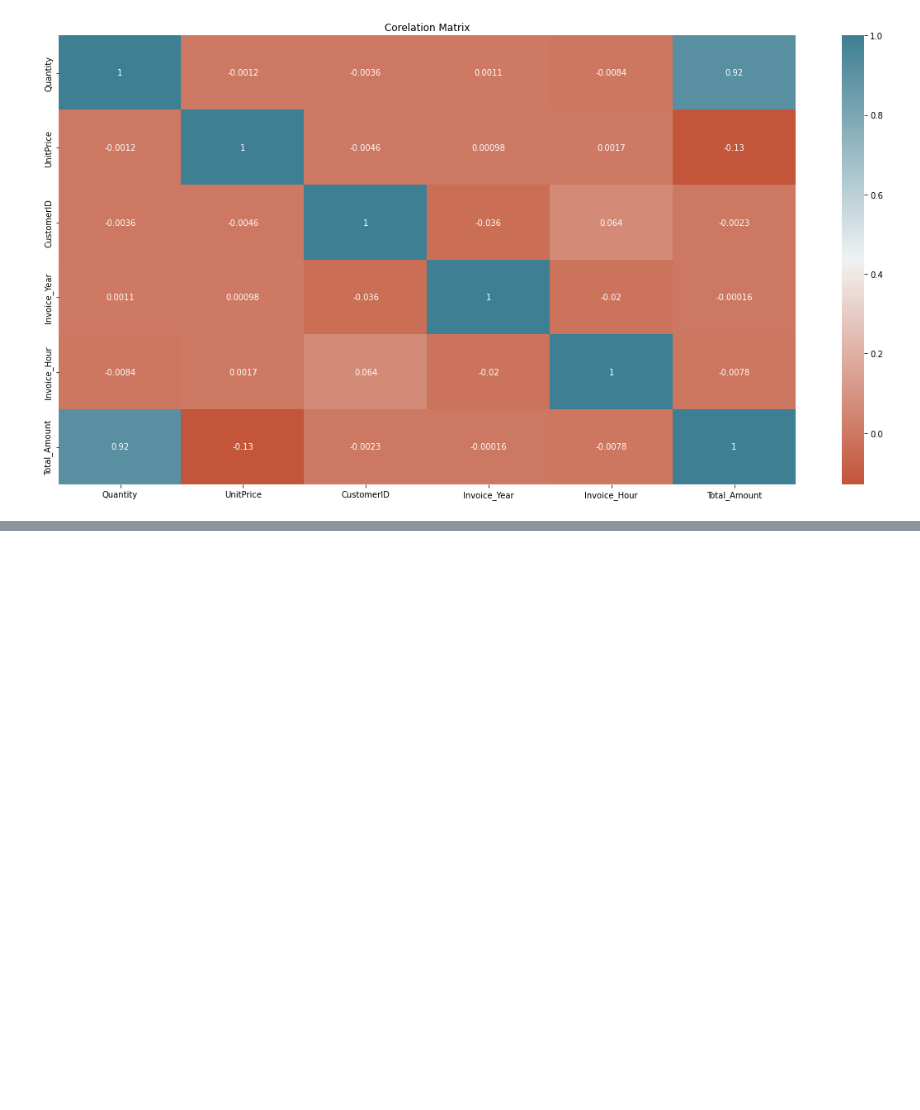
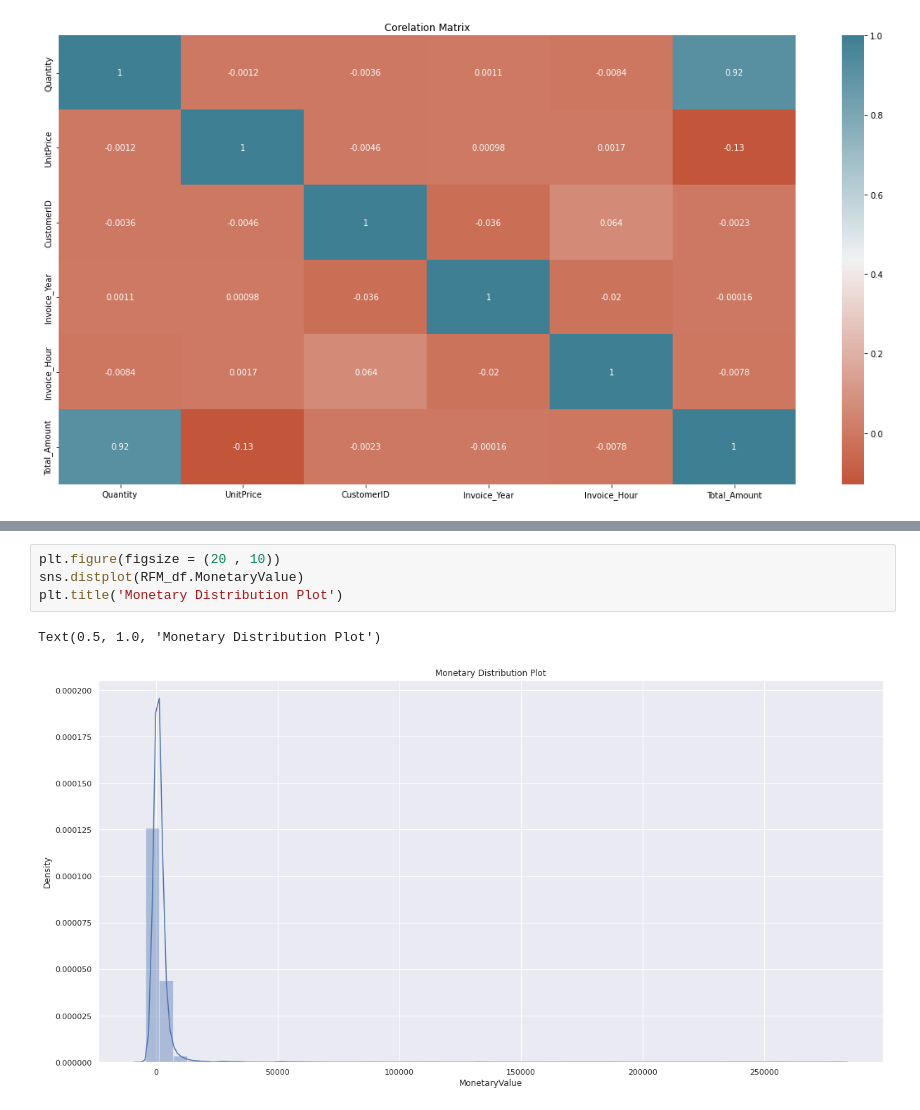
Before and after one commit to akashkivani/almabetter-Online-Retail-Customer-Segmentation-Project, a Jupyter notebook: Online_Retail_Customer_Segmentation_Capstone_Project_4.ipynb, the cells around one changed output, grey strips where cells are left out. Cells and saved outputs as stored; diff of their text form; blank space fills up the shorter version.

```diff
--- a/Online_Retail_Customer_Segmentation_Capstone_Project_4.ipynb
+++ b/Online_Retail_Customer_Segmentation_Capstone_Project_4.ipynb
@@ -492,0 +558,7 @@ Text(0.5, 1.0, 'Corelation Matrix')
+# %%
+plt.figure(figsize = (20 , 10))
+sns.distplot(RFM_df.MonetaryValue)
+plt.title('Monetary Distribution Plot')
+# %% [output]
+Text(0.5, 1.0, 'Monetary Distribution Plot')
+[figure, added]
```
Also changed, not shown: parts of 10 cells of this notebook.
